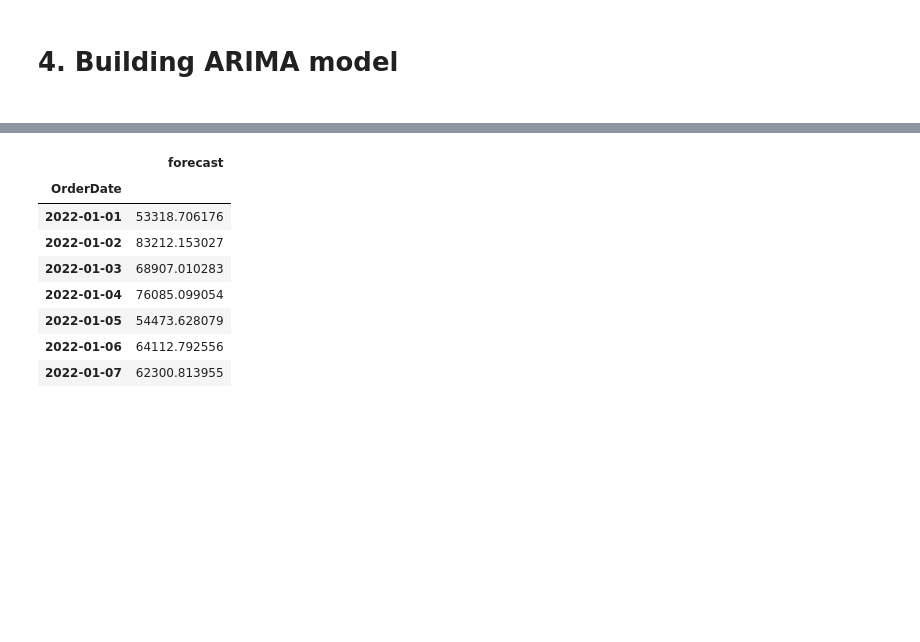
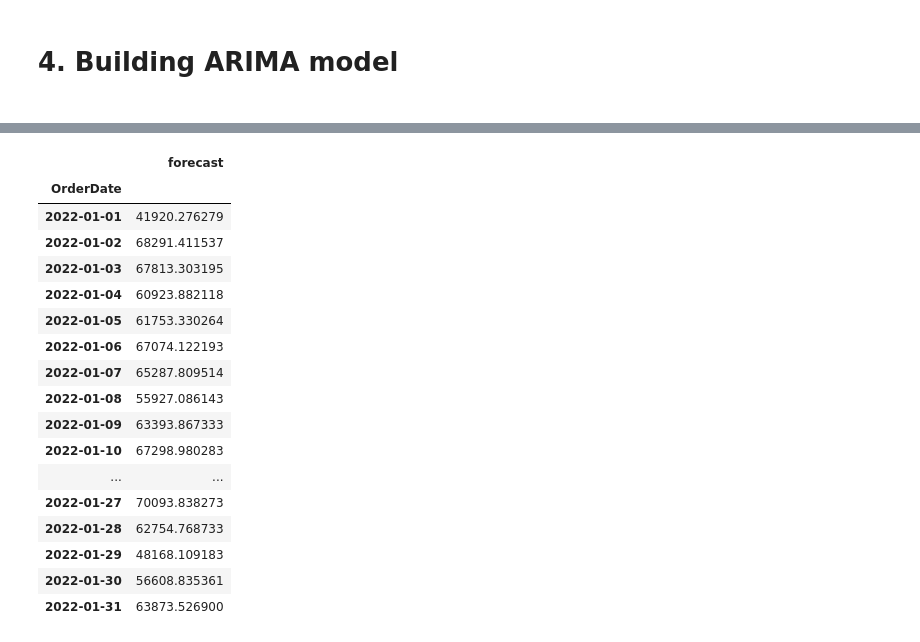
Before and after one commit to adrian-pasek-prv/timeseries-forecasting, a Jupyter notebook: AutoARIMA.ipynb, the cells around one changed output, grey strips where cells are left out. Saved outputs shown, nothing was run; the diff lists cells and outputs as text; code cells hidden in the pictures; blank space fills up the shorter version.

```diff
--- a/AutoARIMA.ipynb
+++ b/AutoARIMA.ipynb
@@ -136,7 +136,7 @@ sns.lineplot(data=df.loc['2021'], x=df.loc['2021'].index, y='QtyOrdered');
 # %%
 # Let's focus only on 2021-2022 data by reassigning df to only cover 2021:2022 data
 
-df = df.loc['2021':'2022', 'QtyOrdered']
+df = df.loc['2020':'2022', 'QtyOrdered']
 df
 # %% [output]
 OrderDate
@@ -187,8 +187,8 @@ adf_test.should_diff(df)
 # %%
 # Train/Test split
 plt.figure(figsize=(15,7))
-train = df.loc['2021-01-01':'2021-12-31']
-test = df.loc['2022-01-01':'2022-01-07']
+train = df.loc['2019-01-01':'2021-12-31']
+test = df.loc['2022-01-01':'2022-01-31']
 plt.plot(train)
 plt.plot(test)
 # %% [output]
@@ -200,9 +200,9 @@ plt.plot(test)
 from pmdarima.arima import auto_arima
 
 arima_model = auto_arima(train, start_p=0, d=1, start_q=0,
-                         max_p=5, max_d=5, max_q=5, start_P=0,
-                         D=1, start_Q=0, max_P=5, max_D=5,
-                         max_Q=5, m=4, seasonal=True, error_action='warn',
+                         max_p=5, max_d=7, max_q=7, start_P=0,
+                         D=1, start_Q=0, max_P=7, max_D=7,
+                         max_Q=7, m=12, seasonal=True, error_action='warn',
                          trace=True, supress_warnings=True, stepwise=True,
                          random_state=42, n_fits=50)
 # %% [output]
@@ -254,19 +255,28 @@ Warnings:
 # %%
 # Prediction
 
-prediction = pd.DataFrame(arima_model.predict(n_periods=7), index=test.index)
+prediction = pd.DataFrame(arima_model.predict(n_periods=31), index=test.index)
 prediction.columns = ['forecast']
 prediction
 # %% [output]
 |  | forecast |
 | OrderDate |  |
-| 2022-01-01 | 53318.706176 |
-| 2022-01-02 | 83212.153027 |
-| 2022-01-03 | 68907.010283 |
-| 2022-01-04 | 76085.099054 |
-| 2022-01-05 | 54473.628079 |
-| 2022-01-06 | 64112.792556 |
-| 2022-01-07 | 62300.813955 |
+| 2022-01-01 | 41920.276279 |
+| 2022-01-02 | 68291.411537 |
+| 2022-01-03 | 67813.303195 |
+| 2022-01-04 | 60923.882118 |
+| 2022-01-05 | 61753.330264 |
+| 2022-01-06 | 67074.122193 |
+| 2022-01-07 | 65287.809514 |
+| 2022-01-08 | 55927.086143 |
+| 2022-01-09 | 63393.867333 |
+| 2022-01-10 | 67298.980283 |
+| ... | ... |
+| 2022-01-27 | 70093.838273 |
+| 2022-01-28 | 62754.768733 |
+| 2022-01-29 | 48168.109183 |
+| 2022-01-30 | 56608.835361 |
+| 2022-01-31 | 63873.526900 |
 # %%
 plt.figure(figsize=(15,7))
 plt.plot(train.loc['2021-12':], label='Training')
```
Also changed, not shown: parts of 10 cells of this notebook, 2 other files.
